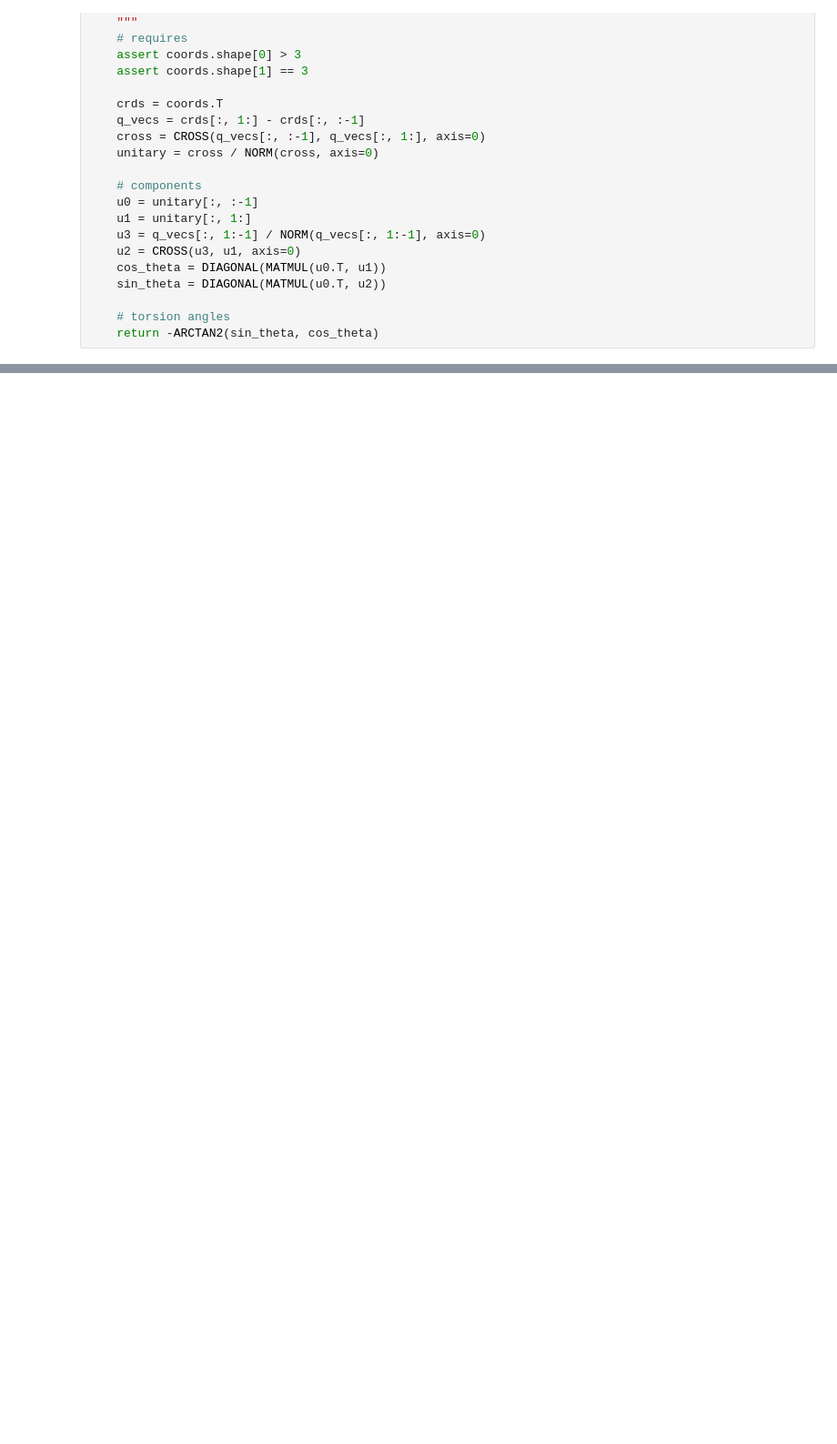
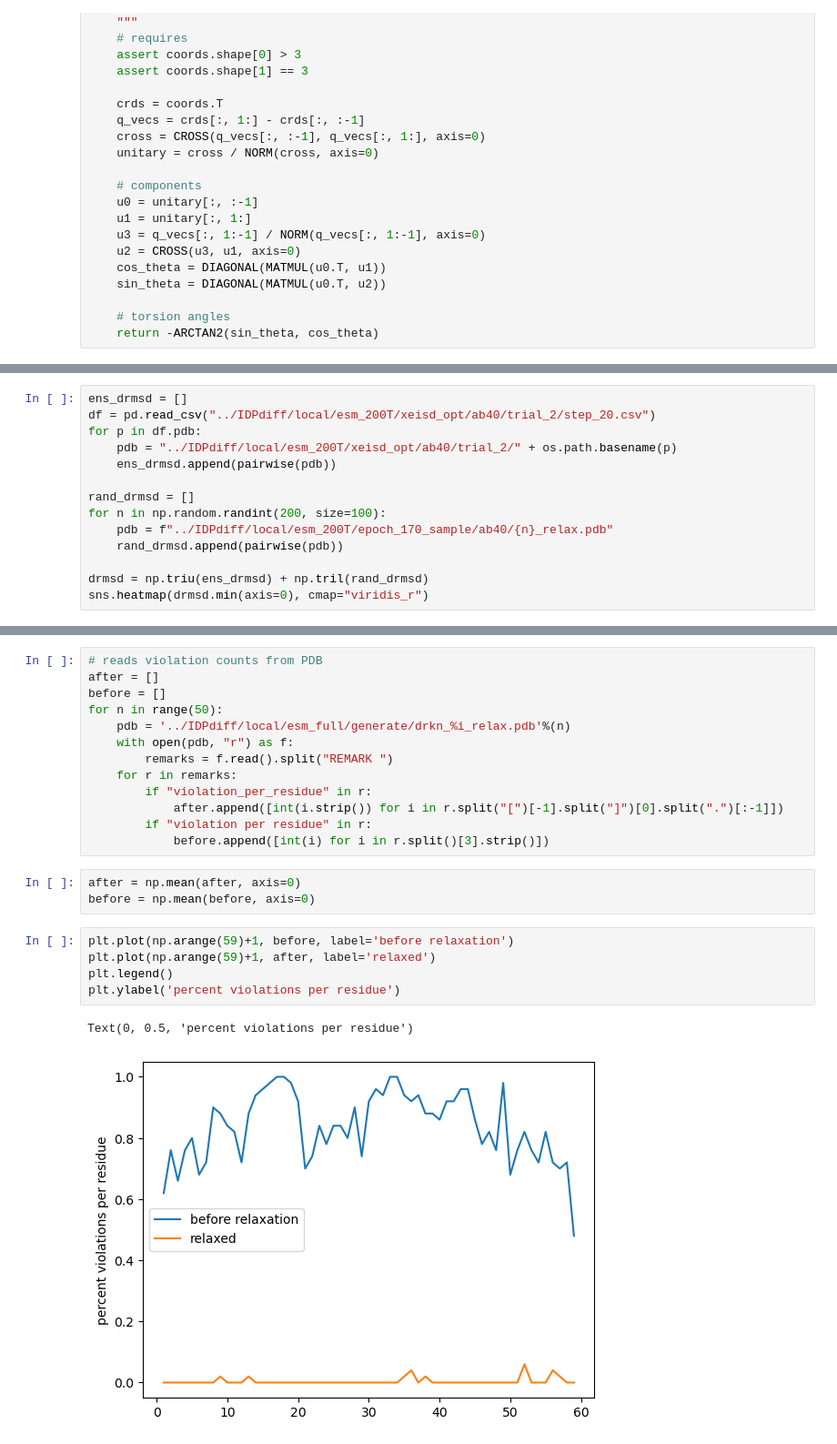
Before and after one commit to Oufan75/X-EISD, a Jupyter notebook: EISD_back_calc.ipynb, the cells around one changed output, grey strips where cells are left out. Shown at 91% size. Saved outputs shown, nothing was run; the diff lists cells and outputs as text; blank space fills up the shorter version.

```diff
--- a/EISD_back_calc.ipynb
+++ b/EISD_back_calc.ipynb
@@ -312,0 +716,14 @@ new_alphas.to_csv('Desktop/X-EISD/back_calc_data/noe.txt', header=None)
+# %%
+ens_drmsd = []
+df = pd.read_csv("../IDPdiff/local/esm_200T/xeisd_opt/ab40/trial_2/step_20.csv")
+for p in df.pdb:
+    pdb = "../IDPdiff/local/esm_200T/xeisd_opt/ab40/trial_2/" + os.path.basename(p)
+    ens_drmsd.append(pairwise(pdb))
+
+rand_drmsd = []
+for n in np.random.randint(200, size=100):
+    pdb = f"../IDPdiff/local/esm_200T/epoch_170_sample/ab40/{n}_relax.pdb"
+    rand_drmsd.append(pairwise(pdb))
+
+drmsd = np.triu(ens_drmsd) + np.tril(rand_drmsd)
+sns.heatmap(drmsd.min(axis=0), cmap="viridis_r")
@@ -312,0 +736,24 @@ new_alphas.to_csv('Desktop/X-EISD/back_calc_data/noe.txt', header=None)
+# %%
+# reads violation counts from PDB
+after = []
+before = []
+for n in range(50):
+    pdb = '../IDPdiff/local/esm_full/generate/drkn_%i_relax.pdb'%(n)
+    with open(pdb, "r") as f:
+        remarks = f.read().split("REMARK ")
+    for r in remarks:
+        if "violation_per_residue" in r:
+            after.append([int(i.strip()) for i in r.split("[")[-1].split("]")[0].split(".")[:-1]])
+        if "violation per residue" in r:
+            before.append([int(i) for i in r.split()[3].strip()])
+# %%
+after = np.mean(after, axis=0)
+before = np.mean(before, axis=0)
+# %%
+plt.plot(np.arange(59)+1, before, label='before relaxation')
+plt.plot(np.arange(59)+1, after, label='relaxed')
+plt.legend()
+plt.ylabel('percent violations per residue')
+# %% [output]
+Text(0, 0.5, 'percent violations per residue')
+[figure, added]
```
Also changed, not shown: parts of 28 cells of this notebook, 9 other files.
